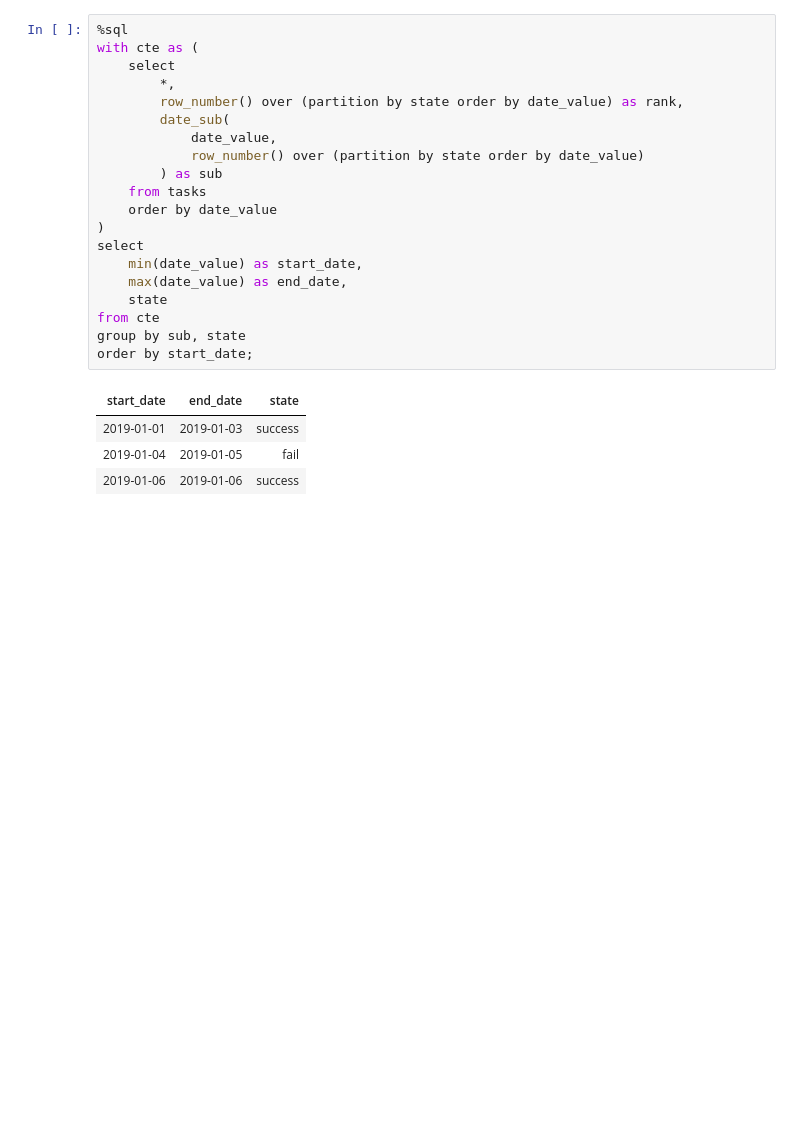
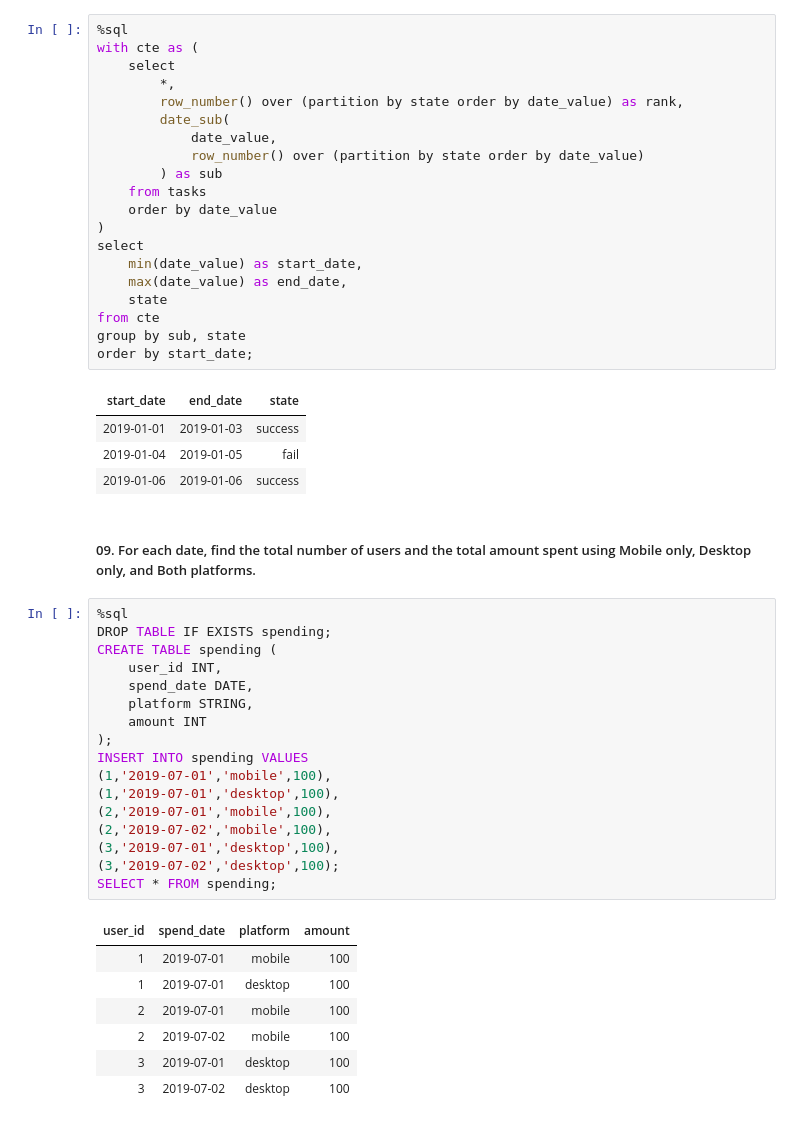
Before and after one commit to Rupam-1/SQL-Pyspark-practise_youtube, a Jupyter notebook: 01. SQL - Part1.ipynb, the cells around one changed output. Saved outputs shown, nothing was run; the diff lists cells and outputs as text; blank space fills up the shorter version.

```diff
--- a/01. SQL - Part1.ipynb
+++ b/01. SQL - Part1.ipynb
@@ -688,3 +688,30 @@ order by start_date;
 | 2019-01-01 | 2019-01-03 | success |
 | 2019-01-04 | 2019-01-05 | fail |
 | 2019-01-06 | 2019-01-06 | success |
+# %% [markdown]
+##### 09. For each date, find the total number of users and the total amount spent using Mobile only, Desktop only, and Both platforms.
+# %%
+%sql
+DROP TABLE IF EXISTS spending;
+CREATE TABLE spending (
+    user_id INT,
+    spend_date DATE,
+    platform STRING,
+    amount INT
+);
+INSERT INTO spending VALUES
+(1,'2019-07-01','mobile',100),
+(1,'2019-07-01','desktop',100),
+(2,'2019-07-01','mobile',100),
+(2,'2019-07-02','mobile',100),
+(3,'2019-07-01','desktop',100),
+(3,'2019-07-02','desktop',100);
+SELECT * FROM spending;
+# %% [output]
+| user_id | spend_date | platform | amount |
+| 1 | 2019-07-01 | mobile | 100 |
+| 1 | 2019-07-01 | desktop | 100 |
+| 2 | 2019-07-01 | mobile | 100 |
+| 2 | 2019-07-02 | mobile | 100 |
+| 3 | 2019-07-01 | desktop | 100 |
+| 3 | 2019-07-02 | desktop | 100 |
```
Also changed, not shown: parts of 1 cell of this notebook, 1 other file.
